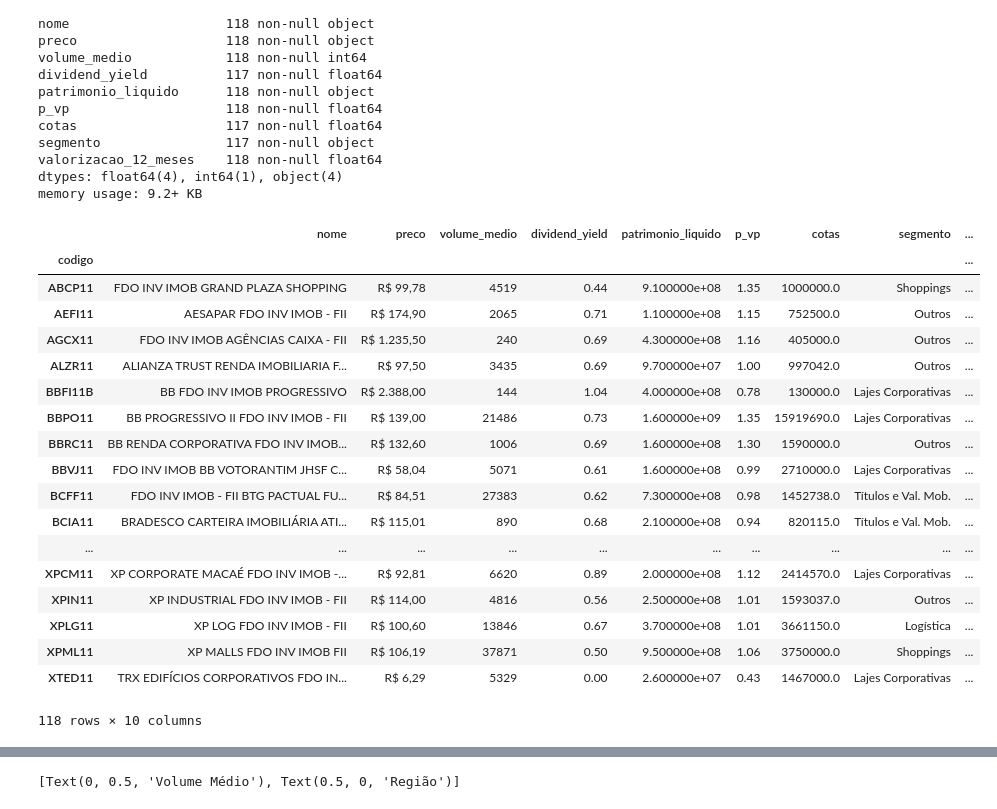
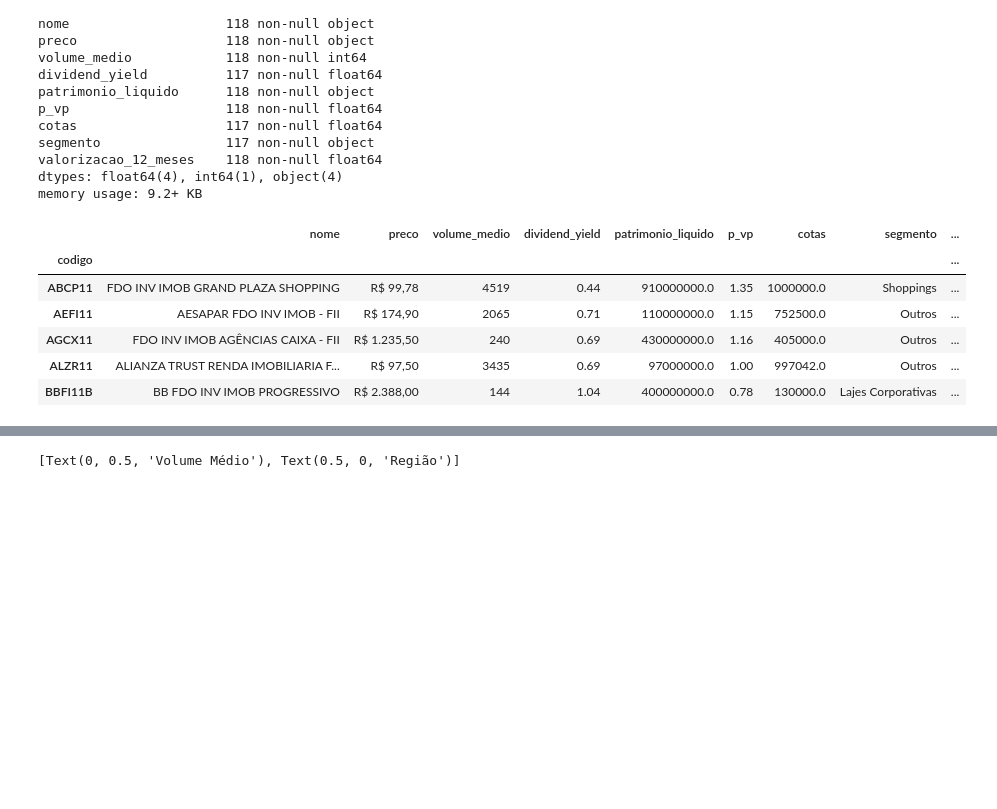
Before and after one commit to r3dlex/fundsExplorer, a Jupyter notebook: data_analysis.ipynb, the cells around one changed output, grey strips where cells are left out. Cells and saved outputs as stored; diff of their text form; code cells hidden in the pictures; blank space fills up the shorter version.

```diff
--- a/data_analysis.ipynb
+++ b/data_analysis.ipynb
@@ -129,32 +133,20 @@ memory usage: 9.2+ KB
 # %%
 #funds['patrimonio_liquido'] = funds['patrimonio_liquido'].apply(lambda value: value. value.split('R$|mi')[1].strip())
 funds['multiplier'] = 0
 funds.loc[funds['patrimonio_liquido'].apply(lambda value: 'mi' in value), 'multiplier']  = 1_000_000
 funds.loc[funds['patrimonio_liquido'].apply(lambda value: 'bi' in value), 'multiplier']  = 1_000_000_000
 funds['patrimonio_liquido'] = funds['patrimonio_liquido'].apply(lambda value: value.replace('R$', '').replace('mi', '').replace('bi', '').replace(',', '.')).astype('float64')
 funds['patrimonio_liquido'] = funds['patrimonio_liquido'] * funds['multiplier']
 funds.drop('multiplier', axis = 1, inplace = True)
 funds['patrimonio_liquido_em_milhoes'] = funds['patrimonio_liquido'] / 1_000_000
-funds
+funds.head()
 # %% [output]
 |  | nome | preco | volume_medio | dividend_yield | patrimonio_liquido | p_vp | cotas | segmento | ... |
 | codigo |  |  |  |  |  |  |  |  | ... |
-| ABCP11 | FDO INV IMOB GRAND PLAZA SHOPPING | R$ 99,78 | 4519 | 0.44 | 9.100000e+08 | 1.35 | 1000000.0 | Shoppings | ... |
-| AEFI11 | AESAPAR FDO INV IMOB - FII | R$ 174,90 | 2065 | 0.71 | 1.100000e+08 | 1.15 | 752500.0 | Outros | ... |
-| AGCX11 | FDO INV IMOB AGÊNCIAS CAIXA - FII | R$ 1.235,50 | 240 | 0.69 | 4.300000e+08 | 1.16 | 405000.0 | Outros | ... |
-| ALZR11 | ALIANZA TRUST RENDA IMOBILIARIA F... | R$ 97,50 | 3435 | 0.69 | 9.700000e+07 | 1.00 | 997042.0 | Outros | ... |
-| BBFI11B | BB FDO INV IMOB PROGRESSIVO | R$ 2.388,00 | 144 | 1.04 | 4.000000e+08 | 0.78 | 130000.0 | Lajes Corporativas | ... |
-| BBPO11 | BB PROGRESSIVO II FDO INV IMOB - FII | R$ 139,00 | 21486 | 0.73 | 1.600000e+09 | 1.35 | 15919690.0 | Lajes Corporativas | ... |
-| BBRC11 | BB RENDA CORPORATIVA FDO INV IMOB... | R$ 132,60 | 1006 | 0.69 | 1.600000e+08 | 1.30 | 1590000.0 | Outros | ... |
-| BBVJ11 | FDO INV IMOB BB VOTORANTIM JHSF C... | R$ 58,04 | 5071 | 0.61 | 1.600000e+08 | 0.99 | 2710000.0 | Lajes Corporativas | ... |
-| BCFF11 | FDO INV IMOB - FII BTG PACTUAL FU... | R$ 84,51 | 27383 | 0.62 | 7.300000e+08 | 0.98 | 1452738.0 | Títulos e Val. Mob. | ... |
-| BCIA11 | BRADESCO CARTEIRA IMOBILIÁRIA ATI... | R$ 115,01 | 890 | 0.68 | 2.100000e+08 | 0.94 | 820115.0 | Títulos e Val. Mob. | ... |
-| ... | ... | ... | ... | ... | ... | ... | ... | ... | ... |
-| XPCM11 | XP CORPORATE MACAÉ FDO INV IMOB -... | R$ 92,81 | 6620 | 0.89 | 2.000000e+08 | 1.12 | 2414570.0 | Lajes Corporativas | ... |
-| XPIN11 | XP INDUSTRIAL FDO INV IMOB - FII | R$ 114,00 | 4816 | 0.56 | 2.500000e+08 | 1.01 | 1593037.0 | Outros | ... |
-| XPLG11 | XP LOG FDO INV IMOB - FII | R$ 100,60 | 13846 | 0.67 | 3.700000e+08 | 1.01 | 3661150.0 | Logística | ... |
-| XPML11 | XP MALLS FDO INV IMOB FII | R$ 106,19 | 37871 | 0.50 | 9.500000e+08 | 1.06 | 3750000.0 | Shoppings | ... |
-| XTED11 | TRX EDIFÍCIOS CORPORATIVOS FDO IN... | R$ 6,29 | 5329 | 0.00 | 2.600000e+07 | 0.43 | 1467000.0 | Lajes Corporativas | ... |
+| ABCP11 | FDO INV IMOB GRAND PLAZA SHOPPING | R$ 99,78 | 4519 | 0.44 | 910000000.0 | 1.35 | 1000000.0 | Shoppings | ... |
+| AEFI11 | AESAPAR FDO INV IMOB - FII | R$ 174,90 | 2065 | 0.71 | 110000000.0 | 1.15 | 752500.0 | Outros | ... |
+| AGCX11 | FDO INV IMOB AGÊNCIAS CAIXA - FII | R$ 1.235,50 | 240 | 0.69 | 430000000.0 | 1.16 | 405000.0 | Outros | ... |
+| ALZR11 | ALIANZA TRUST RENDA IMOBILIARIA F... | R$ 97,50 | 3435 | 0.69 | 97000000.0 | 1.00 | 997042.0 | Outros | ... |
+| BBFI11B | BB FDO INV IMOB PROGRESSIVO | R$ 2.388,00 | 144 | 1.04 | 400000000.0 | 0.78 | 130000.0 | Lajes Corporativas | ... |
-118 rows × 10 columns
 # %%
 funds['preco'] = funds['preco'].apply(lambda value: value.replace('R$', '').replace('.', '').replace(',','.')).astype('float64')
```
Also changed, not shown: parts of 15 cells of this notebook.
